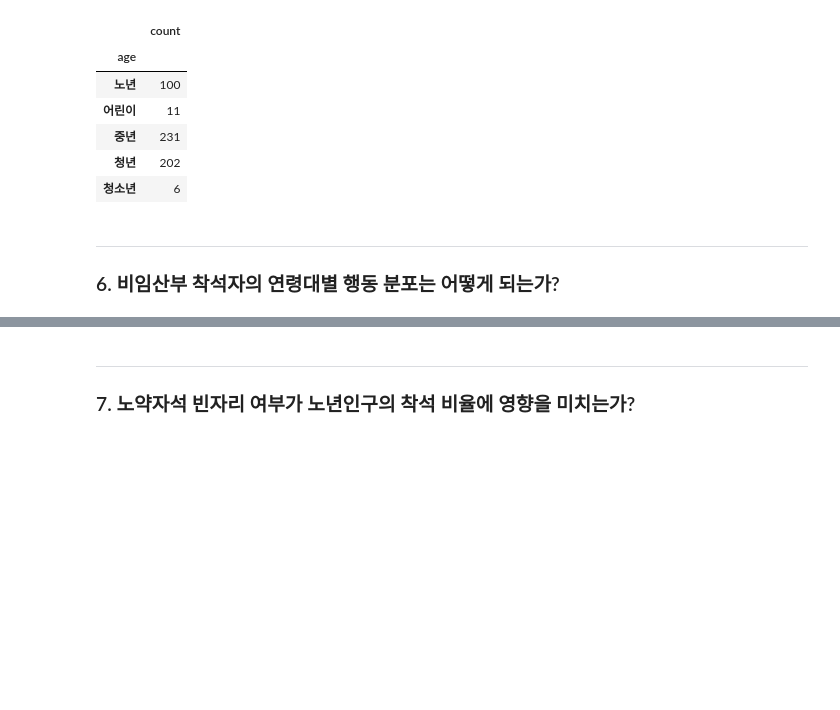
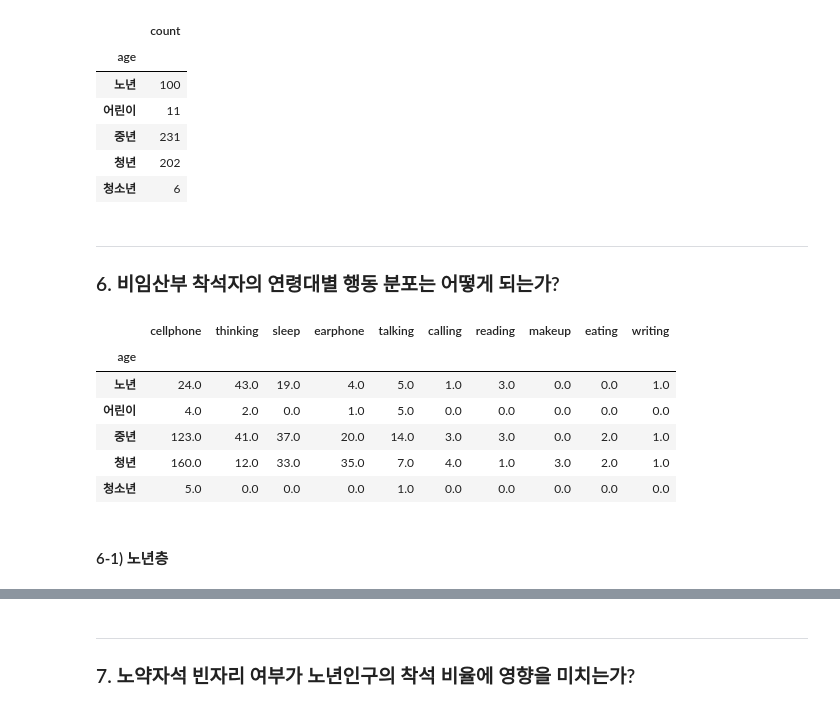
Before and after one commit to springkind/Project_pregnant_seat_subway, a Jupyter notebook: final_setting/데이터 파악.ipynb, the cells around one changed output, grey strips where cells are left out. Drawn from its saved outputs; the diff is of its cells as text; code cells hidden in the pictures; blank space fills up the shorter version.

```diff
--- a/final_setting/데이터 파악.ipynb
+++ b/final_setting/데이터 파악.ipynb
@@ -157,3 +157,16 @@ pd.DataFrame(not_pregnant.groupby('age')['date'].count()).rename(columns = {'dat
 # %% [markdown]
 ---
 ### 6. 비임산부 착석자의 연령대별 행동 분포는 어떻게 되는가?
+# %%
+table.groupby(['age'])['cellphone', 'thinking', 'sleep', 'earphone', 'talking',
+       'calling', 'reading', 'makeup', 'eating', 'writing'].sum()
+# %% [output]
+|  | cellphone | thinking | sleep | earphone | talking | calling | reading | makeup | eating | writing |
+| age |  |  |  |  |  |  |  |  |  |  |
+| 노년 | 24.0 | 43.0 | 19.0 | 4.0 | 5.0 | 1.0 | 3.0 | 0.0 | 0.0 | 1.0 |
+| 어린이 | 4.0 | 2.0 | 0.0 | 1.0 | 5.0 | 0.0 | 0.0 | 0.0 | 0.0 | 0.0 |
+| 중년 | 123.0 | 41.0 | 37.0 | 20.0 | 14.0 | 3.0 | 3.0 | 0.0 | 2.0 | 1.0 |
+| 청년 | 160.0 | 12.0 | 33.0 | 35.0 | 7.0 | 4.0 | 1.0 | 3.0 | 2.0 | 1.0 |
+| 청소년 | 5.0 | 0.0 | 0.0 | 0.0 | 1.0 | 0.0 | 0.0 | 0.0 | 0.0 | 0.0 |
+# %% [markdown]
+#### 6-1) 노년층
```
Also changed, not shown: parts of 18 cells of this notebook, 3 other files.
